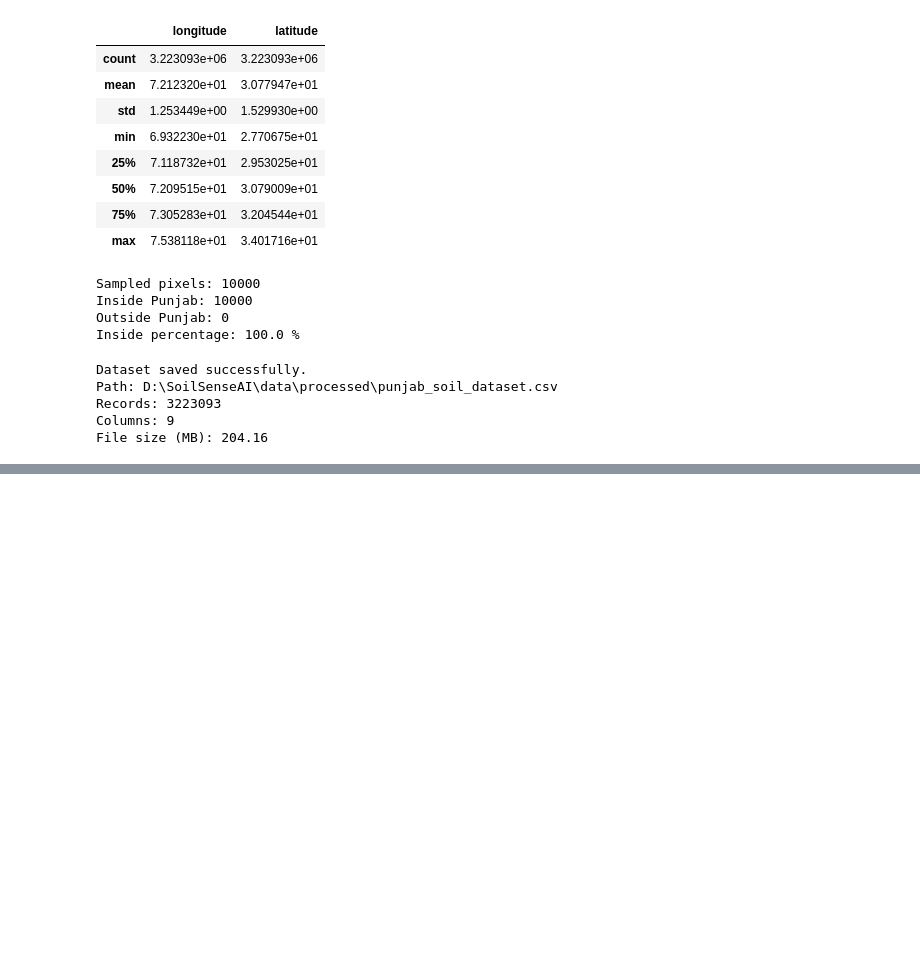
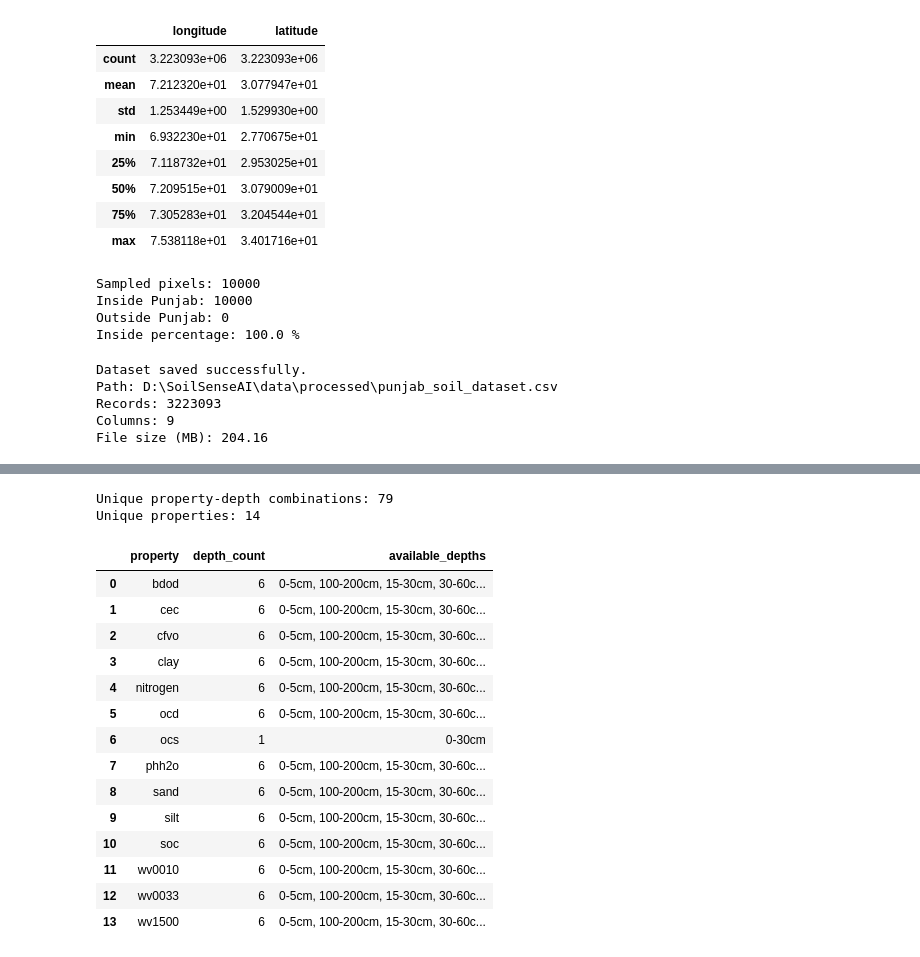
Before and after one commit to iammuhammadhassan/SoilSenseAi, a Jupyter notebook: notebooks/06_punjab_data_acquisition.ipynb, the cells around one changed output, grey strips where cells are left out. Saved outputs shown, nothing was run; the diff lists cells and outputs as text; code cells hidden in the pictures; blank space fills up the shorter version.

```diff
--- a/notebooks/06_punjab_data_acquisition.ipynb
+++ b/notebooks/06_punjab_data_acquisition.ipynb
@@ -1238,0 +2085,47 @@ File size (MB): 204.16
+# %%
+# Purpose: Remove the duplicate pH naming and create the canonical raster inventory.
+
+inventory_df = inventory_df[
+    ~(
+        (inventory_df["property"] == "ph") &
+        (inventory_df["depth"] == "0-5cm")
+    )
+].copy()
+
+inventory_df["property"] = inventory_df["property"].replace({
+    "ph": "phh2o"
+})
+
+inventory_df = inventory_df.drop_duplicates(
+    subset=["property", "depth"]
+).sort_values(["property", "depth"])
+
+print("Unique property-depth combinations:", len(inventory_df))
+print("Unique properties:", inventory_df["property"].nunique())
+
+display(
+    inventory_df.groupby("property")
+    .agg(
+        depth_count=("depth", "count"),
+        available_depths=("depth", lambda x: ", ".join(x))
+    )
+    .reset_index()
+)
+# %% [output]
+Unique property-depth combinations: 79
+Unique properties: 14
+|  | property | depth_count | available_depths |
+| 0 | bdod | 6 | 0-5cm, 100-200cm, 15-30cm, 30-60c... |
+| 1 | cec | 6 | 0-5cm, 100-200cm, 15-30cm, 30-60c... |
+| 2 | cfvo | 6 | 0-5cm, 100-200cm, 15-30cm, 30-60c... |
+| 3 | clay | 6 | 0-5cm, 100-200cm, 15-30cm, 30-60c... |
+| 4 | nitrogen | 6 | 0-5cm, 100-200cm, 15-30cm, 30-60c... |
+| 5 | ocd | 6 | 0-5cm, 100-200cm, 15-30cm, 30-60c... |
+| 6 | ocs | 1 | 0-30cm |
+| 7 | phh2o | 6 | 0-5cm, 100-200cm, 15-30cm, 30-60c... |
+| 8 | sand | 6 | 0-5cm, 100-200cm, 15-30cm, 30-60c... |
+| 9 | silt | 6 | 0-5cm, 100-200cm, 15-30cm, 30-60c... |
+| 10 | soc | 6 | 0-5cm, 100-200cm, 15-30cm, 30-60c... |
+| 11 | wv0010 | 6 | 0-5cm, 100-200cm, 15-30cm, 30-60c... |
+| 12 | wv0033 | 6 | 0-5cm, 100-200cm, 15-30cm, 30-60c... |
+| 13 | wv1500 | 6 | 0-5cm, 100-200cm, 15-30cm, 30-60c... |
```
Also changed, not shown: parts of 27 cells of this notebook.
